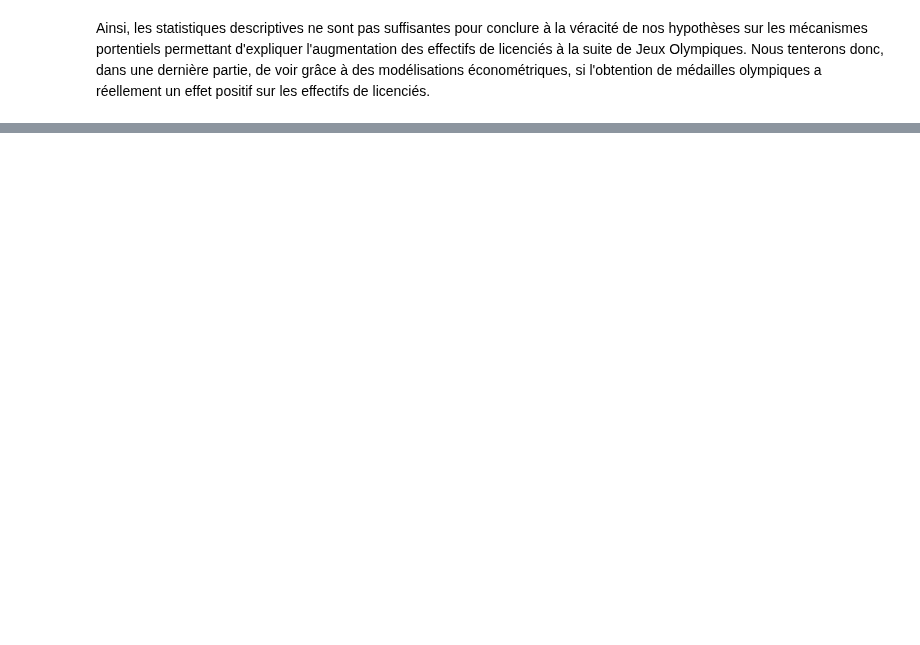
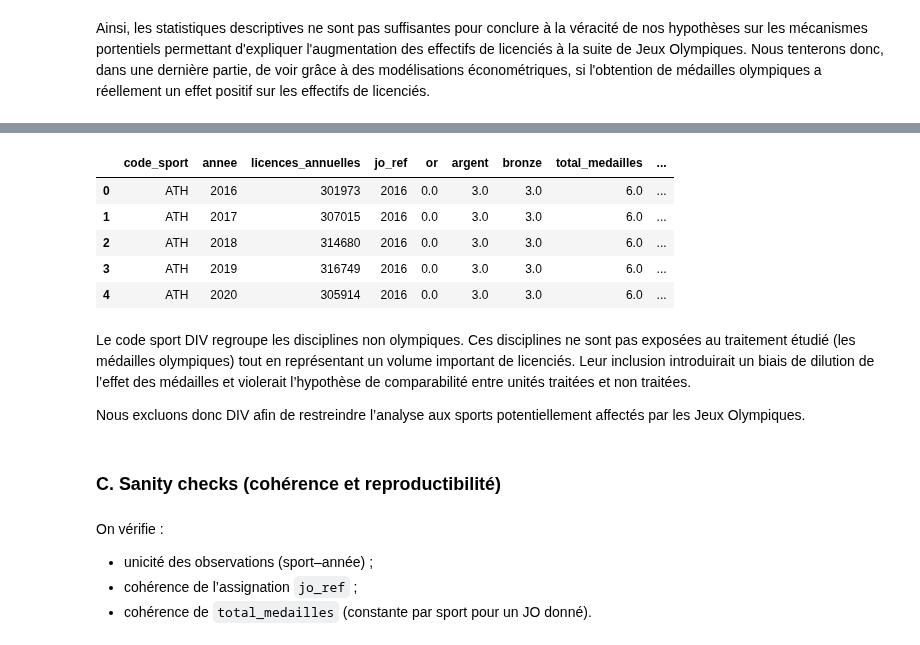
Before and after one commit to oldblindmole/Projet_Python_Data_Science_JO, a Jupyter notebook: main.ipynb, the cells around one changed output, grey strips where cells are left out. Cells and saved outputs as stored; diff of their text form; code cells hidden in the pictures; blank space fills up the shorter version.

Commit message:
ajout model dans main + correc age taux jeunes

```diff
--- a/main.ipynb
+++ b/main.ipynb
@@ -516,0 +760,3 @@ Ainsi, les statistiques descriptives ne sont pas suffisantes pour conclure à la
+# %%
+pd.set_option("display.max_columns", 200)
+pd.set_option("display.width", 200)
@@ -516,0 +831,15 @@ Ainsi, les statistiques descriptives ne sont pas suffisantes pour conclure à la
+# %%
+df = pd.read_parquet("data/data_clean/data_complet.parquet")
+df_model_full =  build_model_dataset(df)
+df_model_full.head()
+# %% [output]
+|  | code_sport | annee | licences_annuelles | jo_ref | or | argent | bronze | total_medailles | ... |
+| 0 | ATH | 2016 | 301973 | 2016 | 0.0 | 3.0 | 3.0 | 6.0 | ... |
+| 1 | ATH | 2017 | 307015 | 2016 | 0.0 | 3.0 | 3.0 | 6.0 | ... |
+| 2 | ATH | 2018 | 314680 | 2016 | 0.0 | 3.0 | 3.0 | 6.0 | ... |
+| 3 | ATH | 2019 | 316749 | 2016 | 0.0 | 3.0 | 3.0 | 6.0 | ... |
+| 4 | ATH | 2020 | 305914 | 2016 | 0.0 | 3.0 | 3.0 | 6.0 | ... |
+# %% [markdown]
+Le code sport DIV regroupe les disciplines non olympiques. Ces disciplines ne sont pas exposées au traitement étudié (les médailles olympiques) tout en représentant un volume important de licenciés. Leur inclusion introduirait un biais de dilution de l’effet des médailles et violerait l’hypothèse de comparabilité entre unités traitées et non traitées.
+
+Nous excluons donc DIV afin de restreindre l’analyse aux sports potentiellement affectés par les Jeux Olympiques.
@@ -516,0 +848,7 @@ Ainsi, les statistiques descriptives ne sont pas suffisantes pour conclure à la
+# %% [markdown]
+### C. Sanity checks (cohérence et reproductibilité)
+# %% [markdown]
+On vérifie :
+- unicité des observations (sport–année) ;
+- cohérence de l’assignation `jo_ref` ;
+- cohérence de `total_medailles` (constante par sport pour un JO donné).
```
Also changed, not shown: parts of 101 cells of this notebook, 1 other file.
